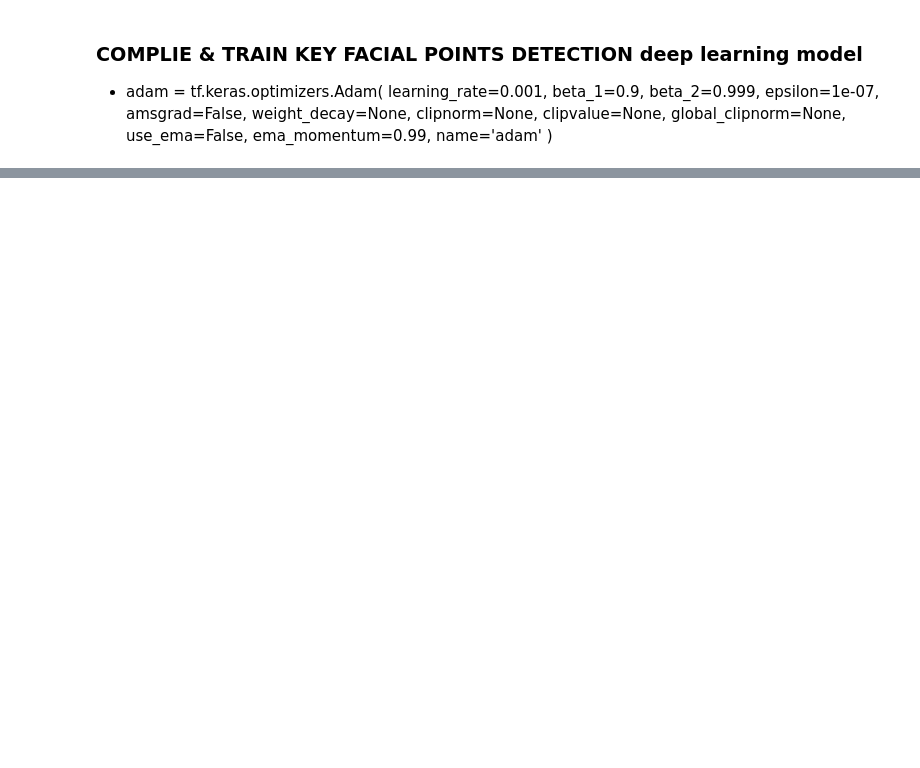
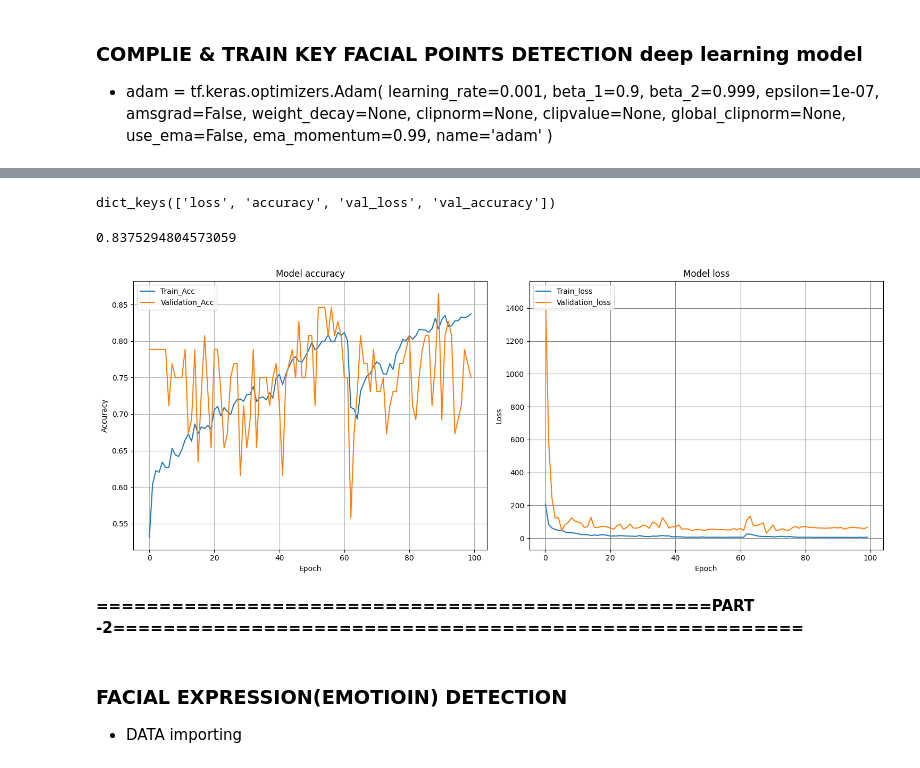
Before and after one commit to Dhruv-Ganapati/Emotion_Detection_usingAI, a Jupyter notebook: Emotion_Detection.ipynb, the cells around one changed output, grey strips where cells are left out. Cells and saved outputs as stored; diff of their text form; code cells hidden in the pictures; blank space fills up the shorter version.

```diff
--- a/Emotion_Detection.ipynb
+++ b/Emotion_Detection.ipynb
@@ -543,7 +544,7 @@ def res_block(X, filter, stage):
   X= Conv2D(f1, kernel_size=(1,1), strides=(1,1), name='res_'+str(stage)+'_conv_a', kernel_initializer=glorot_uniform(seed=0))(X)
 
   #2. MaxPool2D
- # X = MaxPool2D(pool_size=(2,2))(X)
+  X = MaxPool2D(pool_size=(2,2))(X)
 
   #3. BatchNorm, Relu
   X = BatchNormalization(axis=3, name="bn_"+str(stage)+"_conv_a")(X)
@@ -568,7 +569,7 @@ def res_block(X, filter, stage):
   X_copy = Conv2D(f3, (1,1), (1,1), name='res_'+str(stage)+'_conv_copy', kernel_initializer=glorot_uniform(seed=0))(X_copy)
 
   #2. MaxPool2D
- # X_copy = MaxPool2D(pool_size=(2,2))(X_copy)
+  X_copy = MaxPool2D(pool_size=(2,2))(X_copy)
 
   #3. BatchNorm
   X_copy = BatchNormalization(axis=3, name='bn_'+str(stage)+'_conv_copy')(X_copy)
@@ -720,2 +754,4 @@ ValueError: Could not interpret optimizer identifier: <keras.src.optimizers.adam
-# %%
-model_1_facialKeyPoints.compile(optimizer= 'adam' , loss= keras.losses.binary_crossentropy, metrics=['accuracy'])
+# %%
+# save the best model with least validation loss
+#checkpointer = ModelCheckpoint(filepath='FacialKeyPoints_weight.hdf5', verbose=1, save_best_only=True)
+checkpointer = ModelCheckpoint(filepath='FacialKeyPoints_weight.keras', verbose=1, save_best_only=True)
@@ -721,0 +770,2 @@ model_1_facialKeyPoints.compile(optimizer= 'adam' , loss= keras.losses.binary_cr
+# %%
+history1 = model_1_facialKeyPoints.fit(X_train, y_train, batch_size = 64, epochs = 100, validation_split = 0.01, callbacks=[checkpointer])
@@ -721,0 +871,35 @@ model_1_facialKeyPoints.compile(optimizer= 'adam' , loss= keras.losses.binary_cr
+# %%
+history1.history.keys()
+# %% [output]
+dict_keys(['loss', 'accuracy', 'val_loss', 'val_accuracy'])
+# %%
+np.max(history1.history['accuracy'])
+# %% [output]
+0.8375294804573059
+# %%
+# Create subplots with 1 rows and 2 column
+fig, axes = plt.subplots(1, 2, figsize=(15, 6))
+
+
+# Plot training & validation accuracy values
+axes[0].plot(history1.history['accuracy'])
+axes[0].plot(history1.history['val_accuracy'])
+axes[0].set_title('Model accuracy')
+axes[0].set_ylabel('Accuracy')
+axes[0].set_xlabel('Epoch')
+axes[0].legend(['Train_Acc', 'Validation_Acc'], loc='upper left')
+axes[0].grid(True)
+
+# Subplot for loss
+axes[1].plot(history1.history['loss'])
+axes[1].plot(history1.history['val_loss'])
+axes[1].set_title('Model loss')
+axes[1].set_ylabel('Loss')
+axes[1].set_xlabel('Epoch')
+axes[1].legend(['Train_loss', 'Validation_loss'], loc='upper left')
+axes[1].grid(True, color='gray')
+
+# Adjust layout to prevent overlap
+plt.tight_layout()
+# %% [output]
+[figure, added]
@@ -721,0 +951,6 @@ model_1_facialKeyPoints.compile(optimizer= 'adam' , loss= keras.losses.binary_cr
+# %% [markdown]
+**=================================================PART -2=======================================================**
+# %% [markdown]
+### **FACIAL EXPRESSION(EMOTIOIN) DETECTION**
+
+- DATA importing
```
Also changed, not shown: parts of 43 cells of this notebook.
